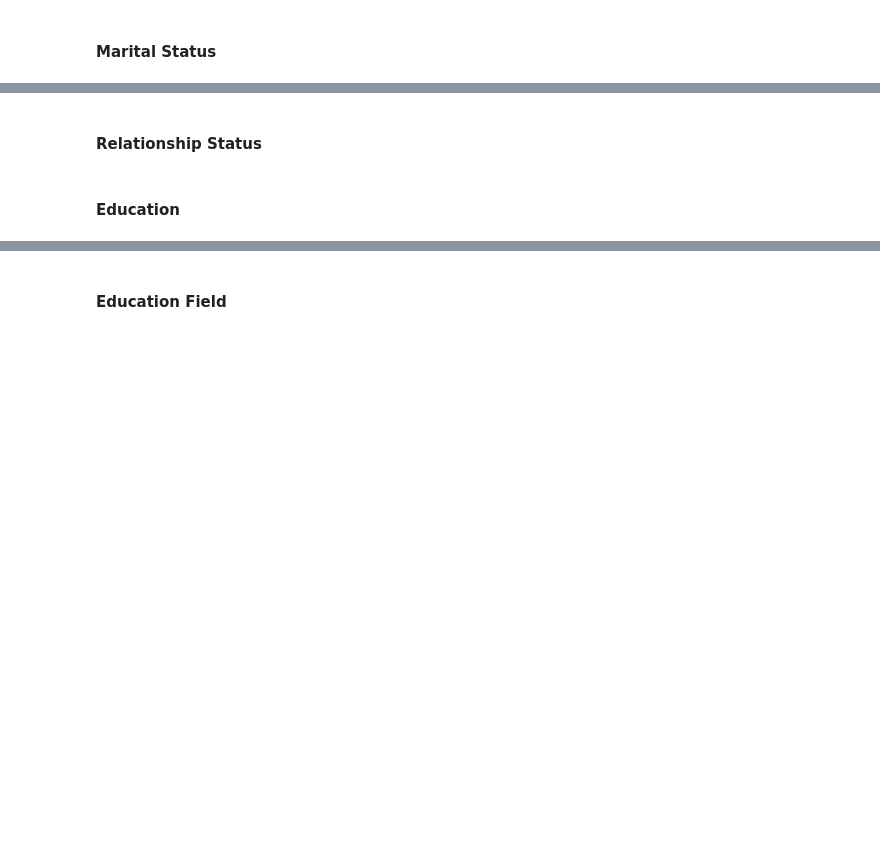
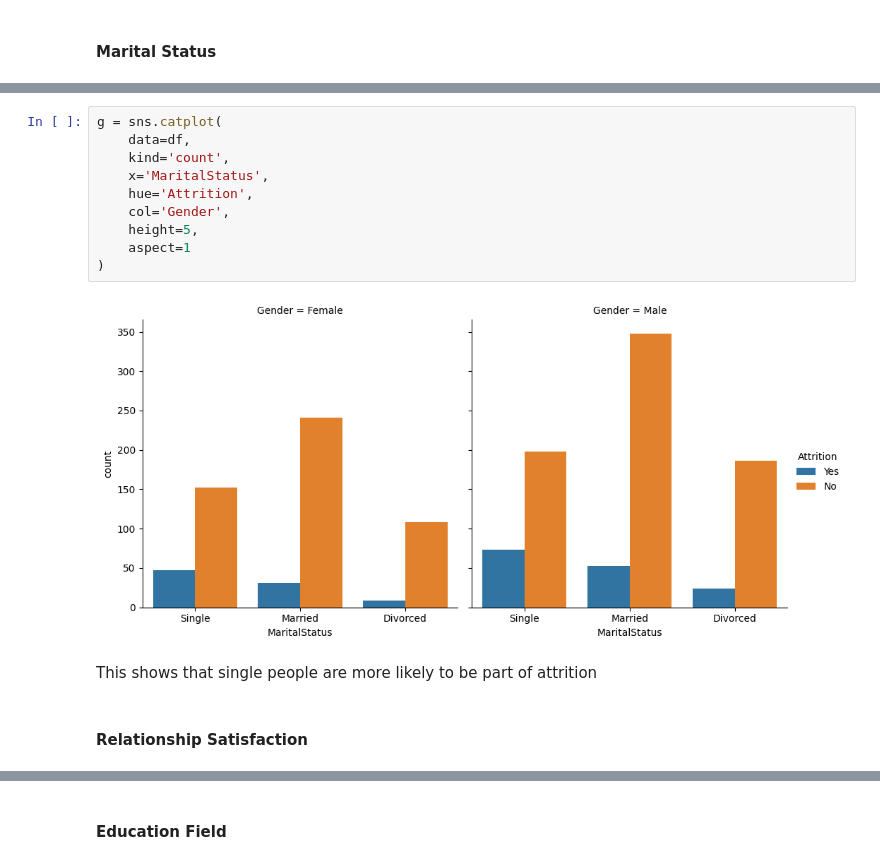
Before and after one commit to AabharanGupta/HR-Attrition-Dashboard, a Jupyter notebook: Project.ipynb, the cells around one changed output, grey strips where cells are left out. Saved outputs shown, nothing was run; the diff lists cells and outputs as text; blank space fills up the shorter version.

```diff
--- a/Project.ipynb
+++ b/Project.ipynb
@@ -356,4 +393,16 @@ This shows women are more likely to be a part of attrition
+# %%
+g = sns.catplot(
+    data=df,
+    kind='count',
+    x='MaritalStatus',
+    hue='Attrition',
+    col='Gender',
+    height=5,
+    aspect=1
+)
+# %% [output]
+[figure, added]
+# %% [markdown]
+This shows that single people are more likely to be part of attrition
 # %% [markdown]
-#### Relationship Status
+#### Relationship Satisfaction
-# %% [markdown]
-#### Education
```
Also changed, not shown: parts of 15 cells of this notebook.
